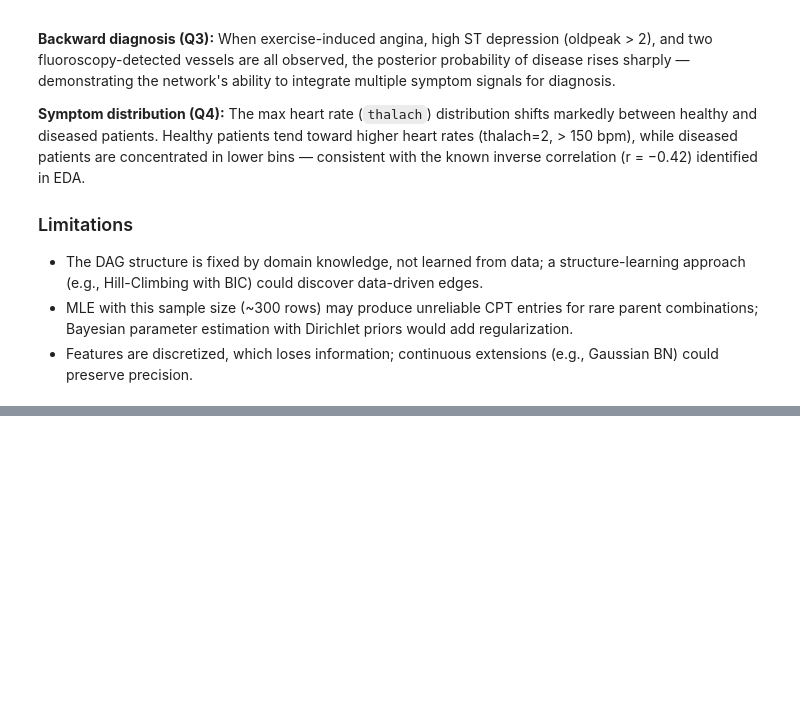
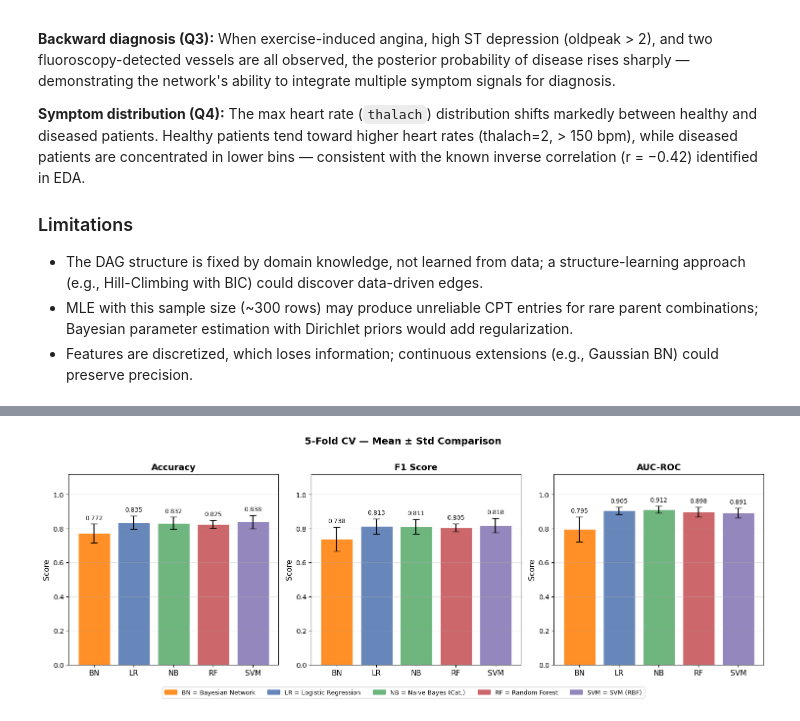
Before and after one commit to cheahcha/cs5340-project, a Jupyter notebook: bayesian_network.ipynb, the cells around one changed output, grey strips where cells are left out. Drawn from its saved outputs; the diff is of its cells as text; code cells hidden in the pictures; blank space fills up the shorter version.

```diff
--- a/bayesian_network.ipynb
+++ b/bayesian_network.ipynb
@@ -444,0 +705,37 @@ We built a 3-layer Bayesian Network over the Cleveland Heart Disease dataset (30
+# %%
+## 7.5  Performance Bar Chart — Accuracy, F1, AUC
+metrics_to_show = ['accuracy', 'f1', 'auc']
+metric_labels   = ['Accuracy', 'F1 Score', 'AUC-ROC']
+
+fig, axes = plt.subplots(1, 3, figsize=(15, 5))
+x  = np.arange(len(MODEL_NAMES))
+short_names = ['BN', 'LR', 'NB', 'RF', 'SVM']
+bar_colors  = [COLORS[m] for m in MODEL_NAMES]
+
+for ax, metric, mlabel in zip(axes, metrics_to_show, metric_labels):
+    means = [np.mean(cv_results[m][metric]) for m in MODEL_NAMES]
+    stds  = [np.std(cv_results[m][metric])  for m in MODEL_NAMES]
+    bars  = ax.bar(x, means, yerr=stds, capsize=5,
+                   color=bar_colors, alpha=0.85, edgecolor='white', linewidth=0.8)
+    ax.set_xticks(x)
+    ax.set_xticklabels(short_names, fontsize=11)
+    ax.set_ylim(0, 1.12)
+    ax.set_title(mlabel, fontsize=13, fontweight='bold')
+    ax.set_ylabel('Score', fontsize=11)
+    ax.bar_label(bars, fmt='%.3f', padding=4, fontsize=9)
+    ax.grid(axis='y', alpha=0.3)
+
+# Legend mapping short → full names
+legend_patches = [
+    plt.Rectangle((0, 0), 1, 1, color=COLORS[m], alpha=0.85,
+                  label=f'{short_names[i]} = {DISPLAY_NAMES[m]}')
+    for i, m in enumerate(MODEL_NAMES)
+]
+fig.legend(handles=legend_patches, loc='lower center', ncol=5,
+           fontsize=9, bbox_to_anchor=(0.5, -0.07))
+
+plt.suptitle('5-Fold CV — Mean ± Std Comparison', fontsize=14, fontweight='bold', y=1.01)
+plt.tight_layout()
+plt.show()
+# %% [output]
+[figure, added]
```
Also changed, not shown: parts of 6 cells of this notebook.
